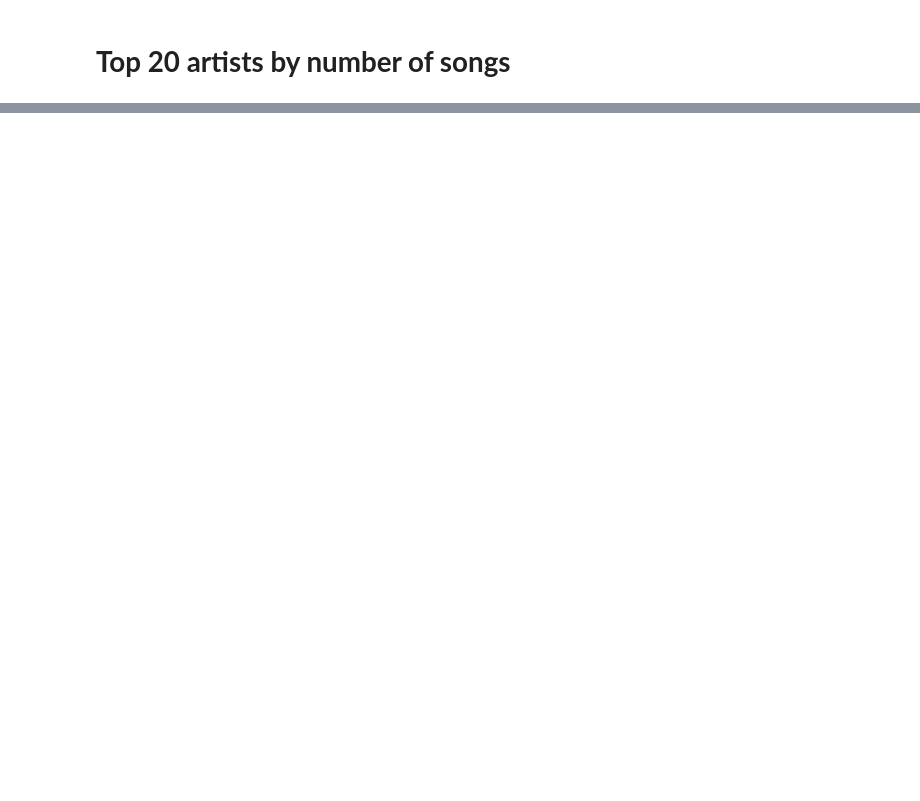
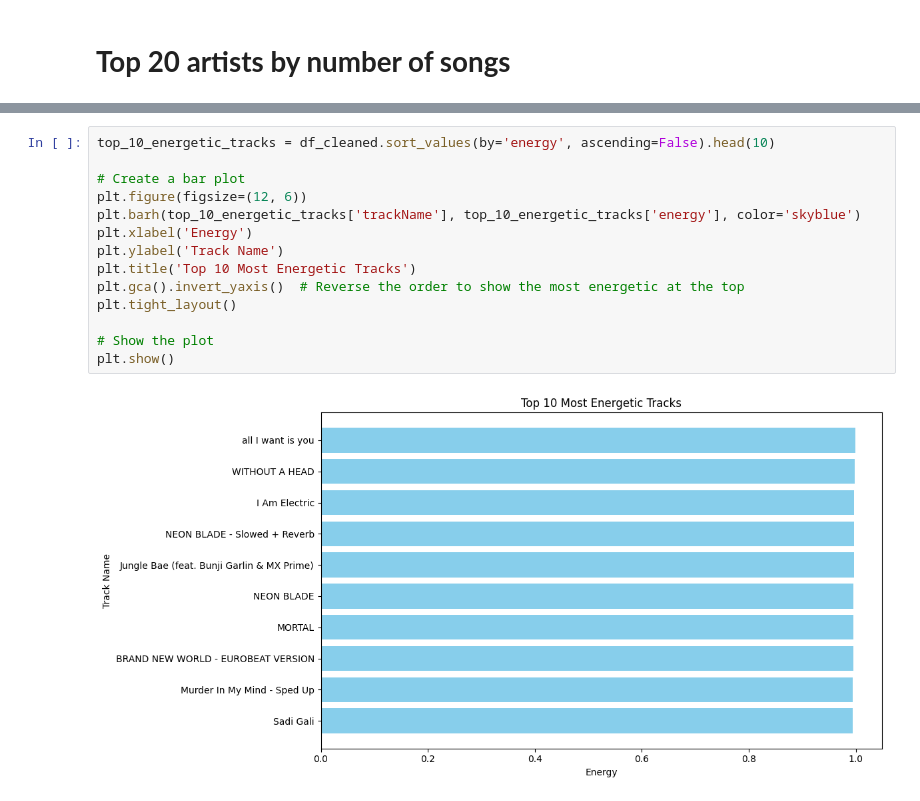
Before and after one commit to nomadicfoe/Spotify-Song-Attributes-Exploratory_Data_Analysis, a Jupyter notebook: spotify data_analysis.ipynb, the cells around one changed output, grey strips where cells are left out. Drawn from its saved outputs; the diff is of its cells as text; blank space fills up the shorter version.

```diff
--- a/spotify data_analysis.ipynb
+++ b/spotify data_analysis.ipynb
@@ -240,0 +346,16 @@ plt.show()
+# %%
+top_10_energetic_tracks = df_cleaned.sort_values(by='energy', ascending=False).head(10)
+
+# Create a bar plot
+plt.figure(figsize=(12, 6))
+plt.barh(top_10_energetic_tracks['trackName'], top_10_energetic_tracks['energy'], color='skyblue')
+plt.xlabel('Energy')
+plt.ylabel('Track Name')
+plt.title('Top 10 Most Energetic Tracks')
+plt.gca().invert_yaxis()  # Reverse the order to show the most energetic at the top
+plt.tight_layout()
+
+# Show the plot
+plt.show()
+# %% [output]
+[figure, added]
```
Also changed, not shown: parts of 12 cells of this notebook.
